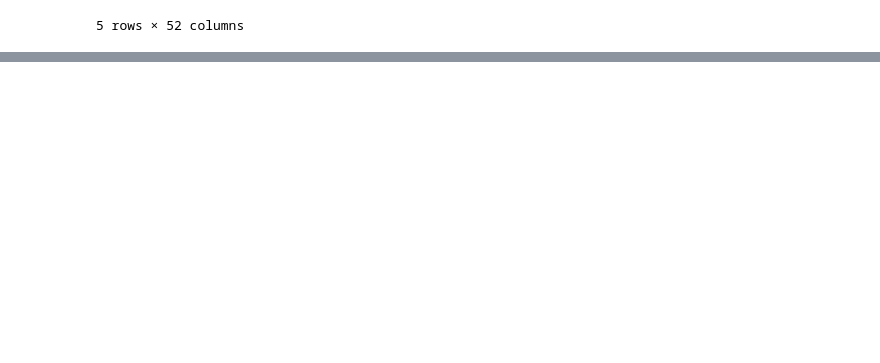
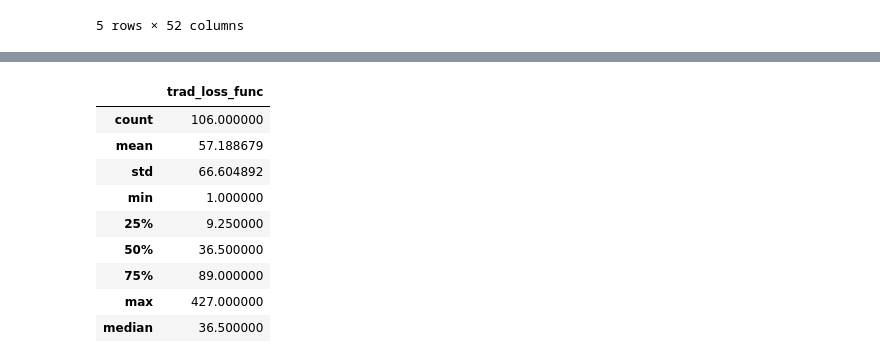
Before and after one commit to tvhahn/weibull-knowledge-informed-ml, a Jupyter notebook: notebooks/scratch/convergence_charts.ipynb, the cells around one changed output, grey strips where cells are left out. Saved outputs shown, nothing was run; the diff lists cells and outputs as text; code cells hidden in the pictures; blank space fills up the shorter version.

```diff
--- a/notebooks/scratch/convergence_charts.ipynb
+++ b/notebooks/scratch/convergence_charts.ipynb
@@ -25,0 +46,16 @@ df.head()
+# %%
+df0 = df[df['weibull_loss']==0][['epoch_stopped_on']].describe()
+df0 = df0.append(pd.DataFrame([df[df['weibull_loss']==0][['epoch_stopped_on']].median()],index=['median']))
+df0.columns =['trad_loss_func']
+df0
+# %% [output]
+|  | trad_loss_func |
+| count | 106.000000 |
+| mean | 57.188679 |
+| std | 66.604892 |
+| min | 1.000000 |
+| 25% | 9.250000 |
+| 50% | 36.500000 |
+| 75% | 89.000000 |
+| max | 427.000000 |
+| median | 36.500000 |
```
Also changed, not shown: parts of 10 cells of this notebook, 7 other files.
